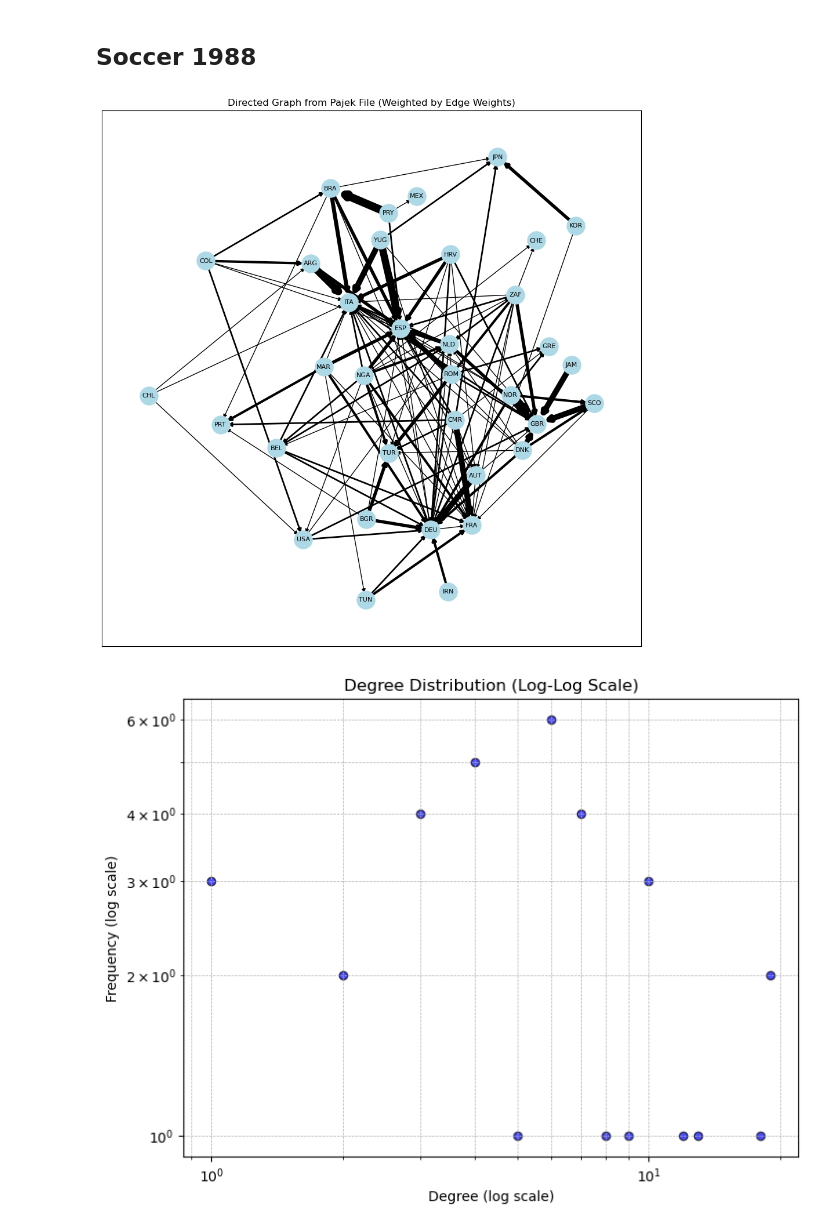
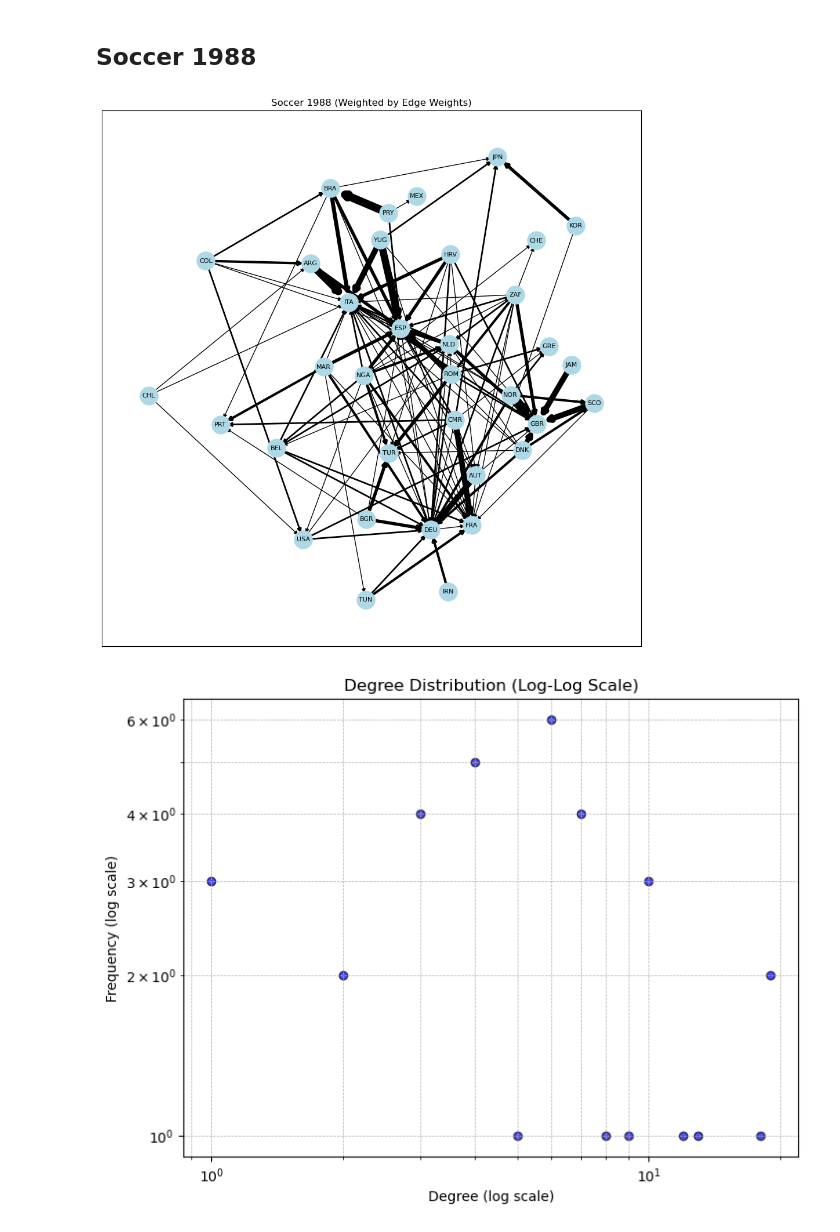
Before and after one commit to salveendutt/Social-Networks, a Jupyter notebook: lab2/ex2.ipynb, the cells around one changed output. Drawn from its saved outputs; the diff is of its cells as text; code cells hidden in the pictures.

```diff
--- a/lab2/ex2.ipynb
+++ b/lab2/ex2.ipynb
@@ -354,35 +354,35 @@ for line in lines:
 
     if arcs_section:
         parts = line.split()
         if len(parts) >= 3:
             source, target, weight = int(parts[0]), int(parts[1]), float(parts[2])
             # Add directed edge with weight
             G.add_edge(source, target, weight=weight)
 
 # Get node positions and labels for visualization
 pos = nx.get_node_attributes(G, 'pos')
 labels = nx.get_node_attributes(G, 'label')
 
 # Draw the graph
 plt.figure(figsize=(12, 12))
 
 # Draw nodes
 nx.draw_networkx_nodes(G, pos, node_size=500, node_color='lightblue')
 
 # Draw edges with weights affecting thickness
 weights = [G[u][v]['weight'] for u, v in G.edges()]
 nx.draw_networkx_edges(G, pos, edgelist=G.edges(), width=weights)
 
 # Draw node labels
 nx.draw_networkx_labels(G, pos, labels, font_size=8, font_color='black')
 
 # Add a title
-plt.title("Directed Graph from Pajek File (Weighted by Edge Weights)")
+plt.title("Soccer 1988 (Weighted by Edge Weights)")
 
 # Show the plot
 plt.show()
 # %% [output]
-[figure, old version]
+[figure, new version]
 # %%
 import matplotlib.pyplot as plt
 import pandas as pd
```
Also changed, not shown: parts of 9 cells of this notebook, 2 other files.
